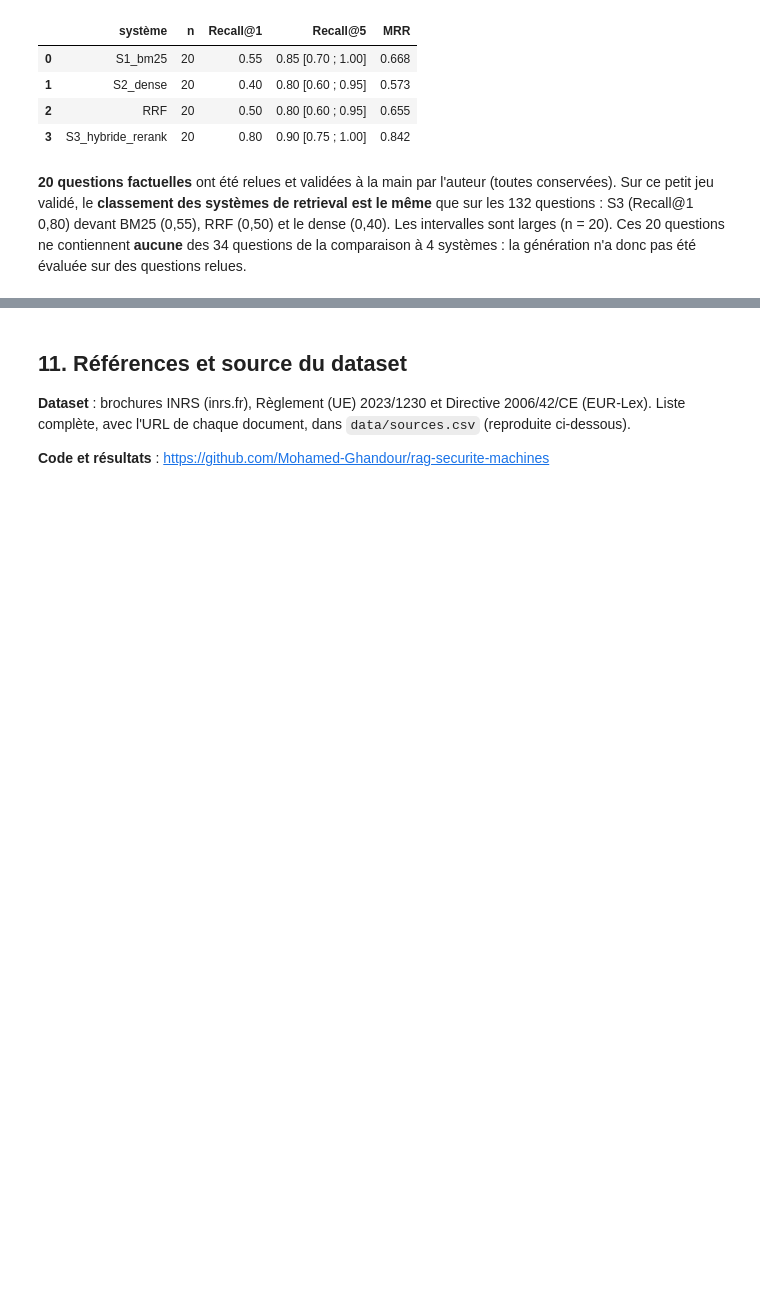
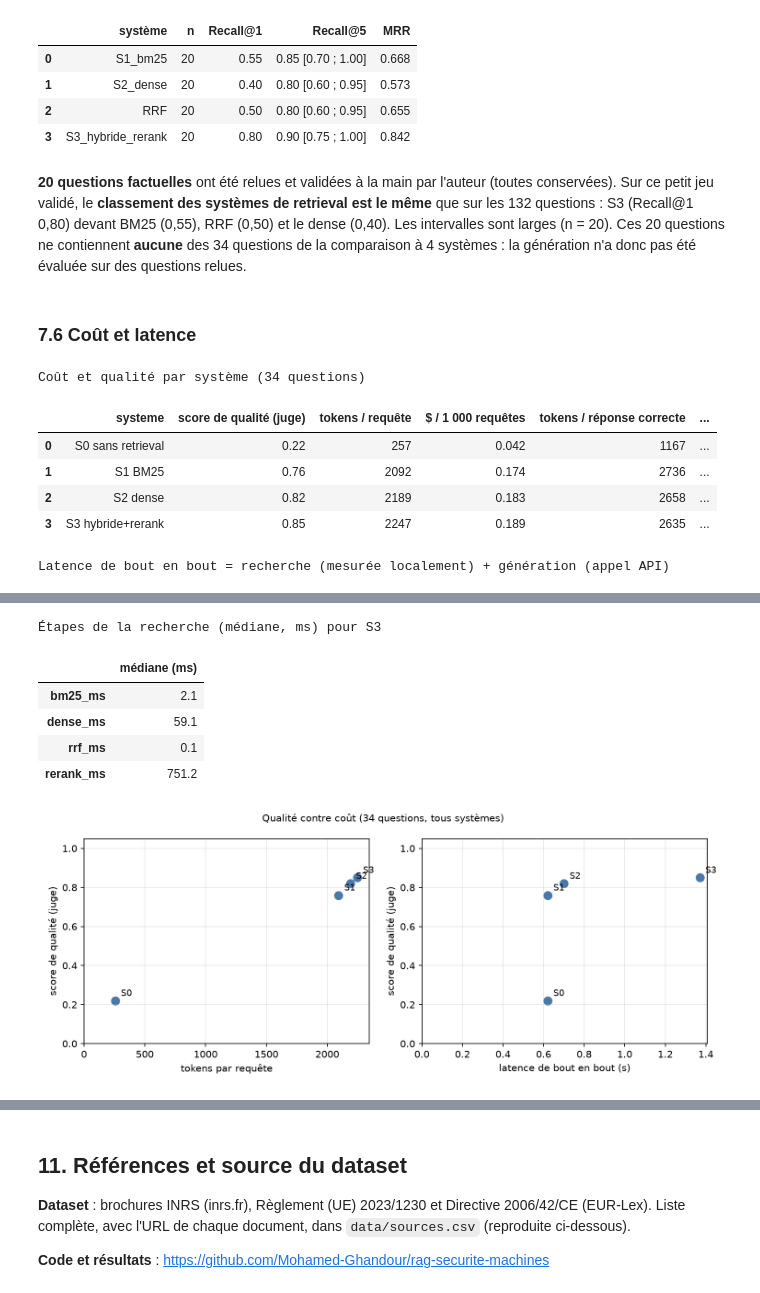
Before and after one commit to Mohamed-Ghandour/rag-securite-machines, a Jupyter notebook: notebooks/rag_securite_machines.ipynb, the cells around one changed output, grey strips where cells are left out. Saved outputs shown, nothing was run; the diff lists cells and outputs as text; code cells hidden in the pictures; blank space fills up the shorter version.

Commit message:
Add cost and latency analysis (end-to-end latency, cost per correct answer, quality vs cost)

```diff
--- a/notebooks/rag_securite_machines.ipynb
+++ b/notebooks/rag_securite_machines.ipynb
@@ -2264,3 +2379,21 @@ pd.read_csv(ROOT / "results/retrieval_questions_relues.csv")
 | 3 | S3_hybride_rerank | 20 | 0.80 | 0.90 [0.75 ; 1.00] | 0.842 |
 # %% [markdown]
 **20 questions factuelles** ont été relues et validées à la main par l'auteur (toutes conservées). Sur ce petit jeu validé, le **classement des systèmes de retrieval est le même** que sur les 132 questions : S3 (Recall@1 0,80) devant BM25 (0,55), RRF (0,50) et le dense (0,40). Les intervalles sont larges (n = 20). Ces 20 questions ne contiennent **aucune** des 34 questions de la comparaison à 4 systèmes : la génération n'a donc pas été évaluée sur des questions relues.
+# %% [markdown]
+### 7.6 Coût et latence
+# %%
+print("Coût et qualité par système (34 questions)")
+display(pd.read_csv(ROOT / "results/cout_qualite.csv"))
+print("Latence de bout en bout = recherche (mesurée localement) + génération (appel API)")
+display(pd.read_csv(ROOT / "results/latence_bout_en_bout.csv"))
+print("Étapes de la recherche (médiane, ms) pour S3")
+display(pd.read_csv(ROOT / "results/latence_etapes.csv", index_col=0))
+Image(ROOT / "figures/cout_qualite.png")
+# %% [output]
+Coût et qualité par système (34 questions)
+|  | systeme | score de qualité (juge) | tokens / requête | $ / 1 000 requêtes | tokens / réponse correcte | ... |
+| 0 | S0 sans retrieval | 0.22 | 257 | 0.042 | 1167 | ... |
+| 1 | S1 BM25 | 0.76 | 2092 | 0.174 | 2736 | ... |
+| 2 | S2 dense | 0.82 | 2189 | 0.183 | 2658 | ... |
+| 3 | S3 hybride+rerank | 0.85 | 2247 | 0.189 | 2635 | ... |
+Latence de bout en bout = recherche (mesurée localement) + génération (appel API)
@@ -2266,0 +2405,7 @@ pd.read_csv(ROOT / "results/retrieval_questions_relues.csv")
+Étapes de la recherche (médiane, ms) pour S3
+|  | médiane (ms) |
+| bm25_ms | 2.1 |
+| dense_ms | 59.1 |
+| rrf_ms | 0.1 |
+| rerank_ms | 751.2 |
+[figure, added]
```
Also changed, not shown: parts of 8 cells of this notebook, 7 other files.
